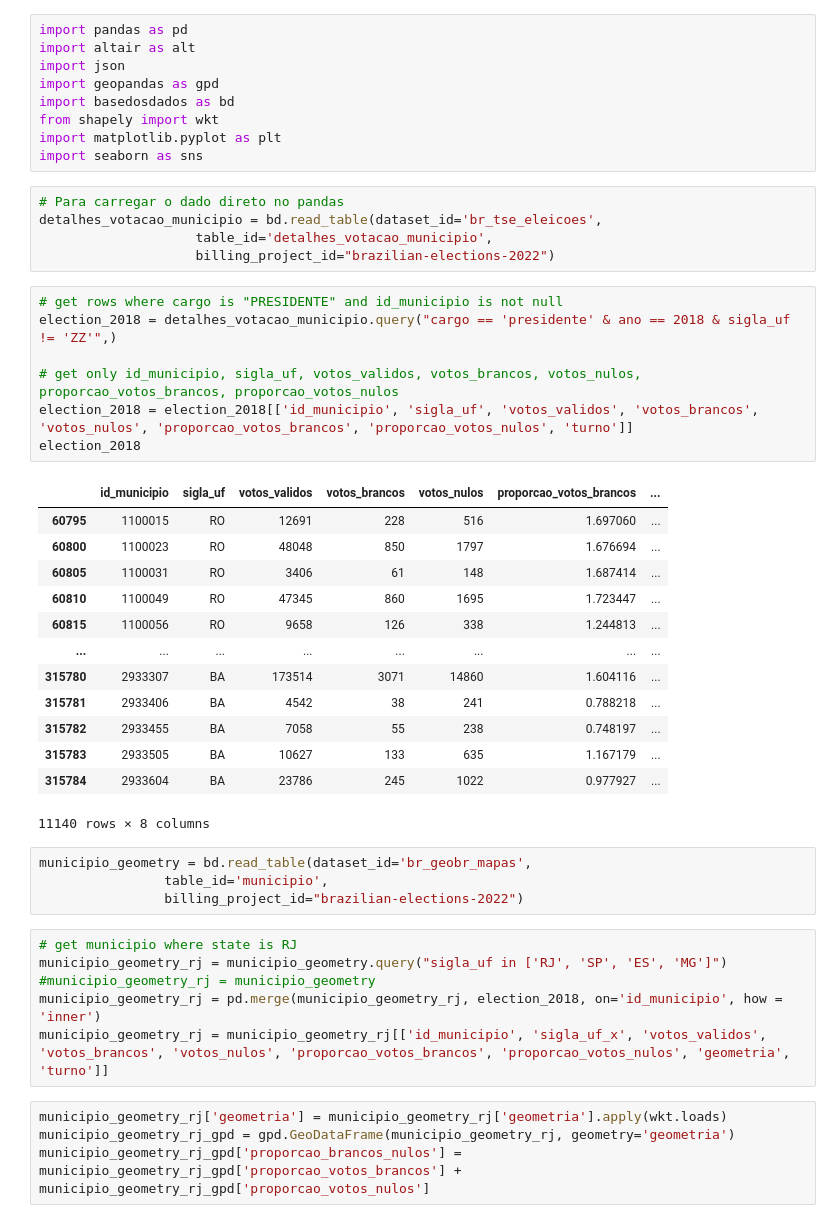
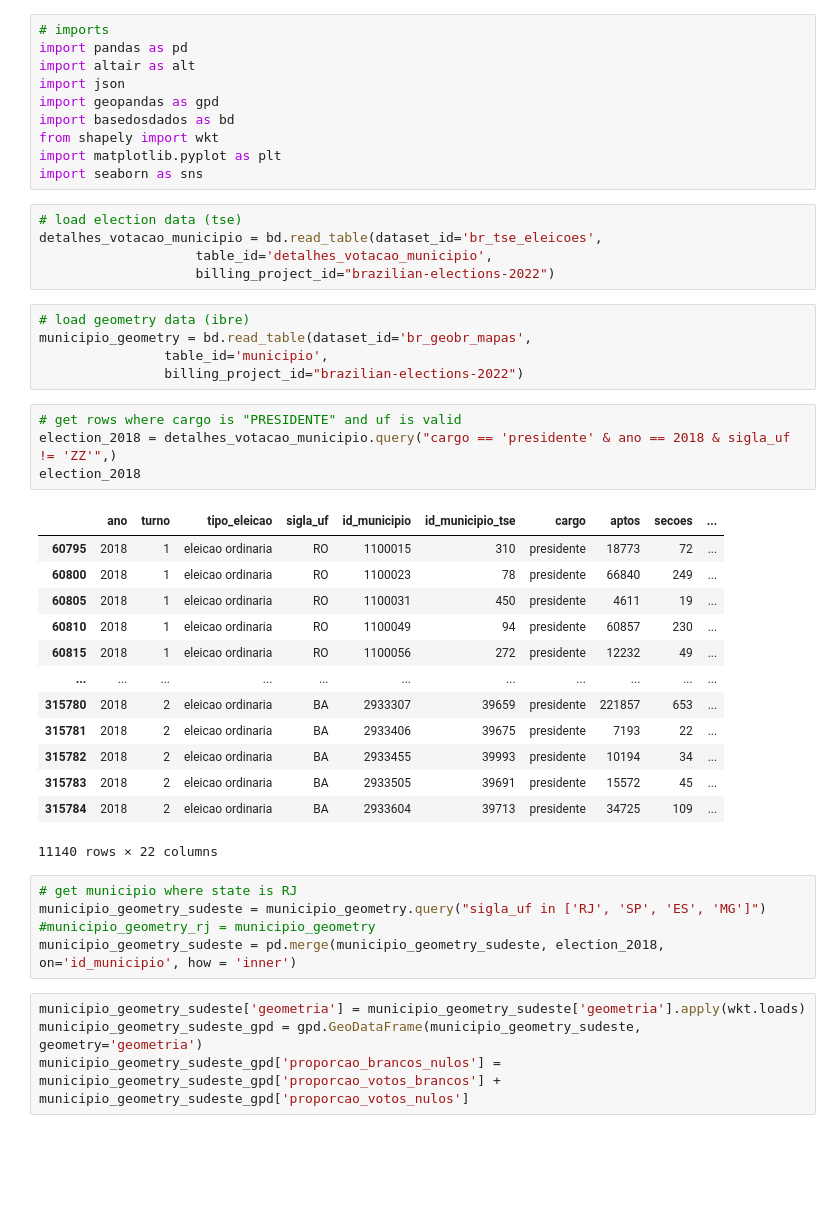
Before and after one commit to anacarolerthal/brazilian-elections-2022, a Jupyter notebook: analysis.ipynb, the cells around one changed output. Drawn from its saved outputs; the diff is of its cells as text; blank space fills up the shorter version.

```diff
--- a/analysis.ipynb
+++ b/analysis.ipynb
@@ -1,4 +1,5 @@
 # %%
+# imports
 import pandas as pd
 import altair as alt
 import json
@@ -8,43 +9,40 @@ from shapely import wkt
 import matplotlib.pyplot as plt
 import seaborn as sns
 # %%
-# Para carregar o dado direto no pandas
+# load election data (tse)
 detalhes_votacao_municipio = bd.read_table(dataset_id='br_tse_eleicoes',
                     table_id='detalhes_votacao_municipio',
                     billing_project_id="brazilian-elections-2022")
+# %%
+# load geometry data (ibre)
+municipio_geometry = bd.read_table(dataset_id='br_geobr_mapas',
+                table_id='municipio',
+                billing_project_id="brazilian-elections-2022")
 # %%
-# get rows where cargo is "PRESIDENTE" and id_municipio is not null
+# get rows where cargo is "PRESIDENTE" and uf is valid
 election_2018 = detalhes_votacao_municipio.query("cargo == 'presidente' & ano == 2018 & sigla_uf != 'ZZ'",)
-
-# get only id_municipio, sigla_uf, votos_validos, votos_brancos, votos_nulos, proporcao_votos_brancos, proporcao_votos_nulos
-election_2018 = election_2018[['id_municipio', 'sigla_uf', 'votos_validos', 'votos_brancos', 'votos_nulos', 'proporcao_votos_brancos', 'proporcao_votos_nulos', 'turno']]
 election_2018
 # %% [output]
-|  | id_municipio | sigla_uf | votos_validos | votos_brancos | votos_nulos | proporcao_votos_brancos | ... |
-| 60795 | 1100015 | RO | 12691 | 228 | 516 | 1.697060 | ... |
-| 60800 | 1100023 | RO | 48048 | 850 | 1797 | 1.676694 | ... |
-| 60805 | 1100031 | RO | 3406 | 61 | 148 | 1.687414 | ... |
-| 60810 | 1100049 | RO | 47345 | 860 | 1695 | 1.723447 | ... |
-| 60815 | 1100056 | RO | 9658 | 126 | 338 | 1.244813 | ... |
-| ... | ... | ... | ... | ... | ... | ... | ... |
-| 315780 | 2933307 | BA | 173514 | 3071 | 14860 | 1.604116 | ... |
-| 315781 | 2933406 | BA | 4542 | 38 | 241 | 0.788218 | ... |
-| 315782 | 2933455 | BA | 7058 | 55 | 238 | 0.748197 | ... |
-| 315783 | 2933505 | BA | 10627 | 133 | 635 | 1.167179 | ... |
-| 315784 | 2933604 | BA | 23786 | 245 | 1022 | 0.977927 | ... |
+|  | ano | turno | tipo_eleicao | sigla_uf | id_municipio | id_municipio_tse | cargo | aptos | secoes | ... |
+| 60795 | 2018 | 1 | eleicao ordinaria | RO | 1100015 | 310 | presidente | 18773 | 72 | ... |
+| 60800 | 2018 | 1 | eleicao ordinaria | RO | 1100023 | 78 | presidente | 66840 | 249 | ... |
+| 60805 | 2018 | 1 | eleicao ordinaria | RO | 1100031 | 450 | presidente | 4611 | 19 | ... |
+| 60810 | 2018 | 1 | eleicao ordinaria | RO | 1100049 | 94 | presidente | 60857 | 230 | ... |
+| 60815 | 2018 | 1 | eleicao ordinaria | RO | 1100056 | 272 | presidente | 12232 | 49 | ... |
+| ... | ... | ... | ... | ... | ... | ... | ... | ... | ... | ... |
+| 315780 | 2018 | 2 | eleicao ordinaria | BA | 2933307 | 39659 | presidente | 221857 | 653 | ... |
+| 315781 | 2018 | 2 | eleicao ordinaria | BA | 2933406 | 39675 | presidente | 7193 | 22 | ... |
+| 315782 | 2018 | 2 | eleicao ordinaria | BA | 2933455 | 39993 | presidente | 10194 | 34 | ... |
+| 315783 | 2018 | 2 | eleicao ordinaria | BA | 2933505 | 39691 | presidente | 15572 | 45 | ... |
+| 315784 | 2018 | 2 | eleicao ordinaria | BA | 2933604 | 39713 | presidente | 34725 | 109 | ... |
-11140 rows × 8 columns
+11140 rows × 22 columns
-# %%
-municipio_geometry = bd.read_table(dataset_id='br_geobr_mapas',
-                table_id='municipio',
-                billing_project_id="brazilian-elections-2022")
 # %%
 # get municipio where state is RJ
-municipio_geometry_rj = municipio_geometry.query("sigla_uf in ['RJ', 'SP', 'ES', 'MG']")
+municipio_geometry_sudeste = municipio_geometry.query("sigla_uf in ['RJ', 'SP', 'ES', 'MG']")
 #municipio_geometry_rj = municipio_geometry
-municipio_geometry_rj = pd.merge(municipio_geometry_rj, election_2018, on='id_municipio', how = 'inner')
-municipio_geometry_rj = municipio_geometry_rj[['id_municipio', 'sigla_uf_x', 'votos_validos', 'votos_brancos', 'votos_nulos', 'proporcao_votos_brancos', 'proporcao_votos_nulos', 'geometria', 'turno']]
+municipio_geometry_sudeste = pd.merge(municipio_geometry_sudeste, election_2018, on='id_municipio', how = 'inner')
 # %%
-municipio_geometry_rj['geometria'] = municipio_geometry_rj['geometria'].apply(wkt.loads)
-municipio_geometry_rj_gpd = gpd.GeoDataFrame(municipio_geometry_rj, geometry='geometria')
-municipio_geometry_rj_gpd['proporcao_brancos_nulos'] = municipio_geometry_rj_gpd['proporcao_votos_brancos'] + municipio_geometry_rj_gpd['proporcao_votos_nulos']
+municipio_geometry_sudeste['geometria'] = municipio_geometry_sudeste['geometria'].apply(wkt.loads)
+municipio_geometry_sudeste_gpd = gpd.GeoDataFrame(municipio_geometry_sudeste, geometry='geometria')
+municipio_geometry_sudeste_gpd['proporcao_brancos_nulos'] = municipio_geometry_sudeste_gpd['proporcao_votos_brancos'] + municipio_geometry_sudeste_gpd['proporcao_votos_nulos']
 # %%
```
Also changed, not shown: parts of 18 cells of this notebook, 1 other file.
